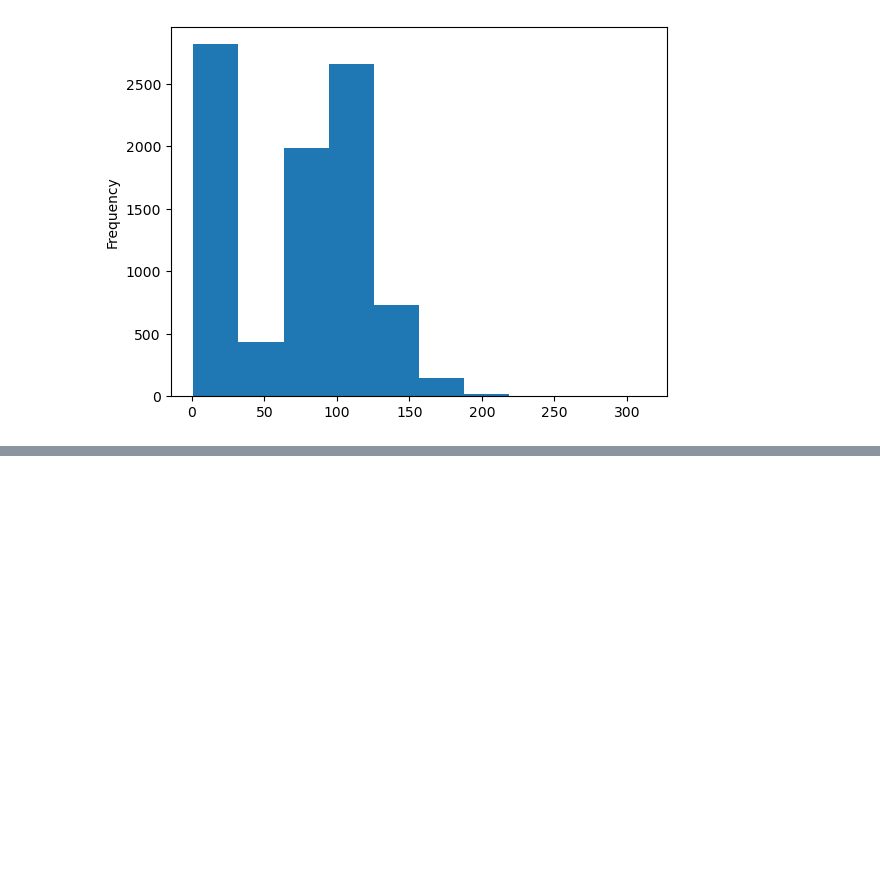
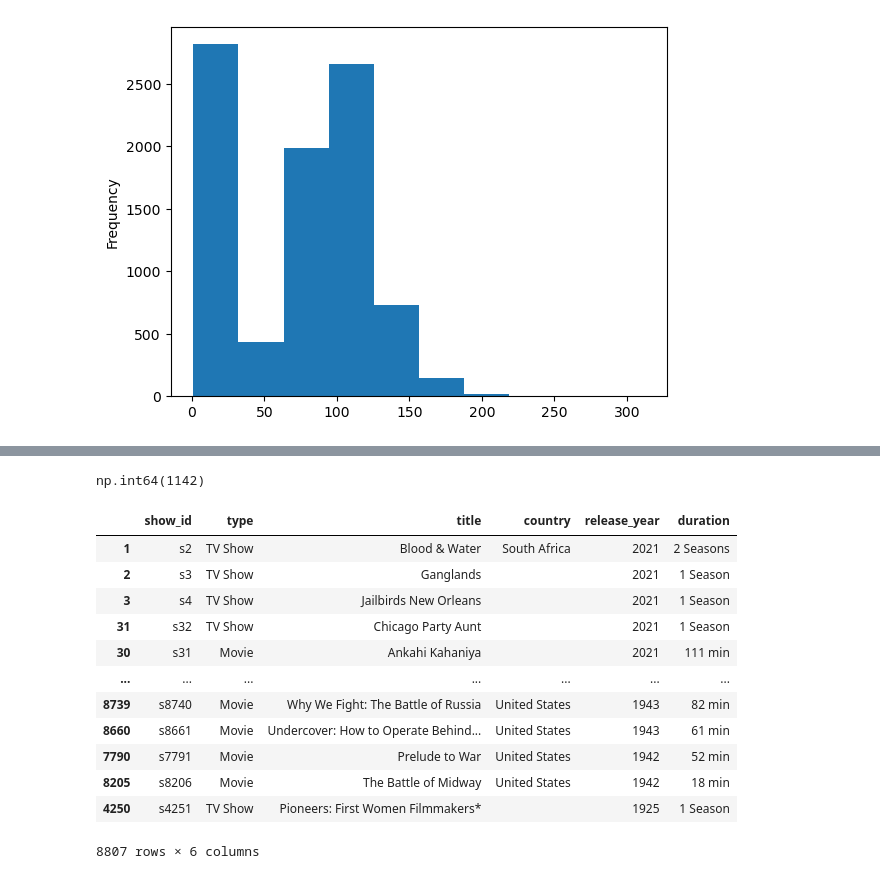
Before and after one commit to BryanHs20/Python-para-Data-Analyst, a Jupyter notebook: Python Avanzado/Data Massaging/Introduccion de Pandas.ipynb, the cells around one changed output, grey strips where cells are left out. Cells and saved outputs as stored; diff of their text form; code cells hidden in the pictures; blank space fills up the shorter version.

```diff
--- a/Python Avanzado/Data Massaging/Introduccion de Pandas.ipynb
+++ b/Python Avanzado/Data Massaging/Introduccion de Pandas.ipynb
@@ -339,0 +456,22 @@ df.duration_num.plot.hist()
+# %%
+# Quiero saber cuantas son esas peliculas de mas de dos horas usando count
+df.duration_num.loc[df["duration_num"] > 120].count()
+# %% [output]
+np.int64(1142)
+# %%
+# Se pueden ordenar los datos
+df[["show_id", "type","title","country","release_year", "duration"]].sort_values(by="release_year", ascending=False)
+# %% [output]
+|  | show_id | type | title | country | release_year | duration |
+| 1 | s2 | TV Show | Blood & Water | South Africa | 2021 | 2 Seasons |
+| 2 | s3 | TV Show | Ganglands |  | 2021 | 1 Season |
+| 3 | s4 | TV Show | Jailbirds New Orleans |  | 2021 | 1 Season |
+| 31 | s32 | TV Show | Chicago Party Aunt |  | 2021 | 1 Season |
+| 30 | s31 | Movie | Ankahi Kahaniya |  | 2021 | 111 min |
+| ... | ... | ... | ... | ... | ... | ... |
+| 8739 | s8740 | Movie | Why We Fight: The Battle of Russia | United States | 1943 | 82 min |
+| 8660 | s8661 | Movie | Undercover: How to Operate Behind... | United States | 1943 | 61 min |
+| 7790 | s7791 | Movie | Prelude to War | United States | 1942 | 52 min |
+| 8205 | s8206 | Movie | The Battle of Midway | United States | 1942 | 18 min |
+| 4250 | s4251 | TV Show | Pioneers: First Women Filmmakers* |  | 1925 | 1 Season |
+8807 rows × 6 columns
```
Also changed, not shown: parts of 38 cells of this notebook, 1 other file.
